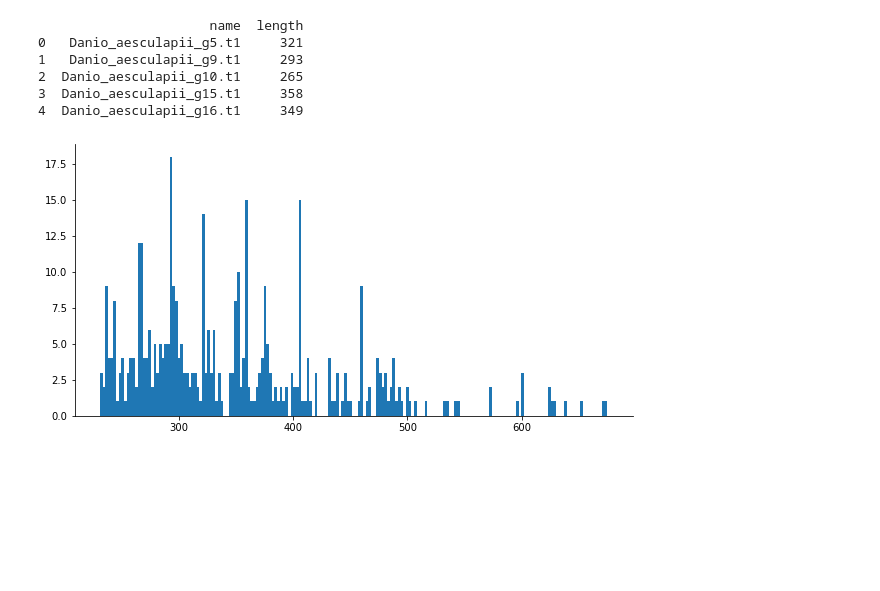
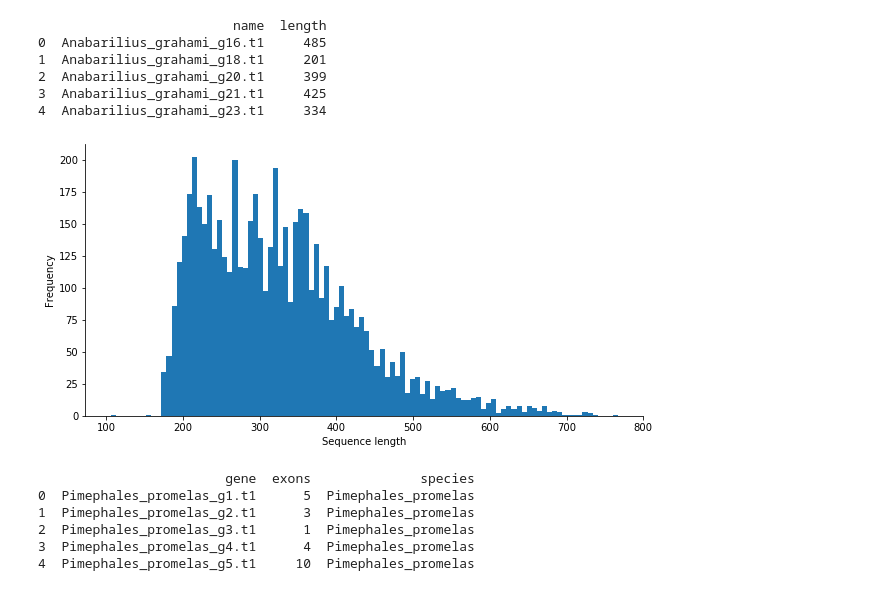
Before and after one commit to jonathan-wells/finz-znf, a Jupyter notebook: analysis/summary.ipynb, the cells around one changed output. Saved outputs shown, nothing was run; the diff lists cells and outputs as text; code cells hidden in the pictures; blank space fills up the shorter version.

```diff
--- a/analysis/summary.ipynb
+++ b/analysis/summary.ipynb
@@ -8,23 +11,48 @@ import numpy as np
 # %%
 seqdict = {}
-for record in SeqIO.parse('/Users/jonwells/Desktop/Daes.fa', 'fasta'):
+for record in SeqIO.parse('../data/seqs/cypriniformes_augustus_finz.fa', 'fasta'):
     seqdict[record.id] = str(record.seq)
 # %%
 seqlens = [(key, len(val)) for key, val in seqdict.items()]
 length_df = pd.DataFrame(seqlens, columns=['name', 'length'])
 print(length_df.head())
 # %% [output]
-                      name  length
-0   Danio_aesculapii_g5.t1     321
-1   Danio_aesculapii_g9.t1     293
-2  Danio_aesculapii_g10.t1     265
-3  Danio_aesculapii_g15.t1     358
-4  Danio_aesculapii_g16.t1     349
+                         name  length
+0  Anabarilius_grahami_g16.t1     485
+1  Anabarilius_grahami_g18.t1     201
+2  Anabarilius_grahami_g20.t1     399
+3  Anabarilius_grahami_g21.t1     425
+4  Anabarilius_grahami_g23.t1     334
 # %%
 fig, ax = plt.subplots(figsize=(10, 5))
-# ax.set_yscale('log')
-plt.hist(length_df.length, bins=len(set(length_df.length)))
+ax.hist(length_df.length, bins=100)
+ax.set_xlabel('Sequence length')
+ax.set_ylabel('Frequency')
 sns.despine()
 plt.show()
 # %% [output]
-[figure, old version]
+[figure, new version]
+# %%
+with open('../data/species_genomes.txt') as infile:
+    species = [line.split()[0] for line in infile]
+gffs = {sp: f'../data/gffs/{sp}_augustus_finz.gff' for sp in species}
+
+exondict = defaultdict(int)
+for sp, filename in gffs.items():
+    with open(filename) as infile:
+        for line in infile:
+            if re.match('#', line):
+                continue
+            if re.search('\tCDS\t', line):
+                gene = re.search('ID=(\w+\.\w+).cds', line).group(1)
+                exondict[f'{sp}_{gene}'] += 1
+exon_df = pd.DataFrame([(key, val) for key, val in exondict.items()], columns=['gene', 'exons'])
+exon_df['species'] = exon_df.gene.apply(lambda x: '_'.join(x.split('_')[:2]))
+print(exon_df.head())
+# %% [output]
+                        gene  exons              species
+0  Pimephales_promelas_g1.t1      5  Pimephales_promelas
+1  Pimephales_promelas_g2.t1      3  Pimephales_promelas
+2  Pimephales_promelas_g3.t1      1  Pimephales_promelas
+3  Pimephales_promelas_g4.t1      4  Pimephales_promelas
+4  Pimephales_promelas_g5.t1     10  Pimephales_promelas
```
Also changed, not shown: parts of 3 cells of this notebook, 6 other files.
